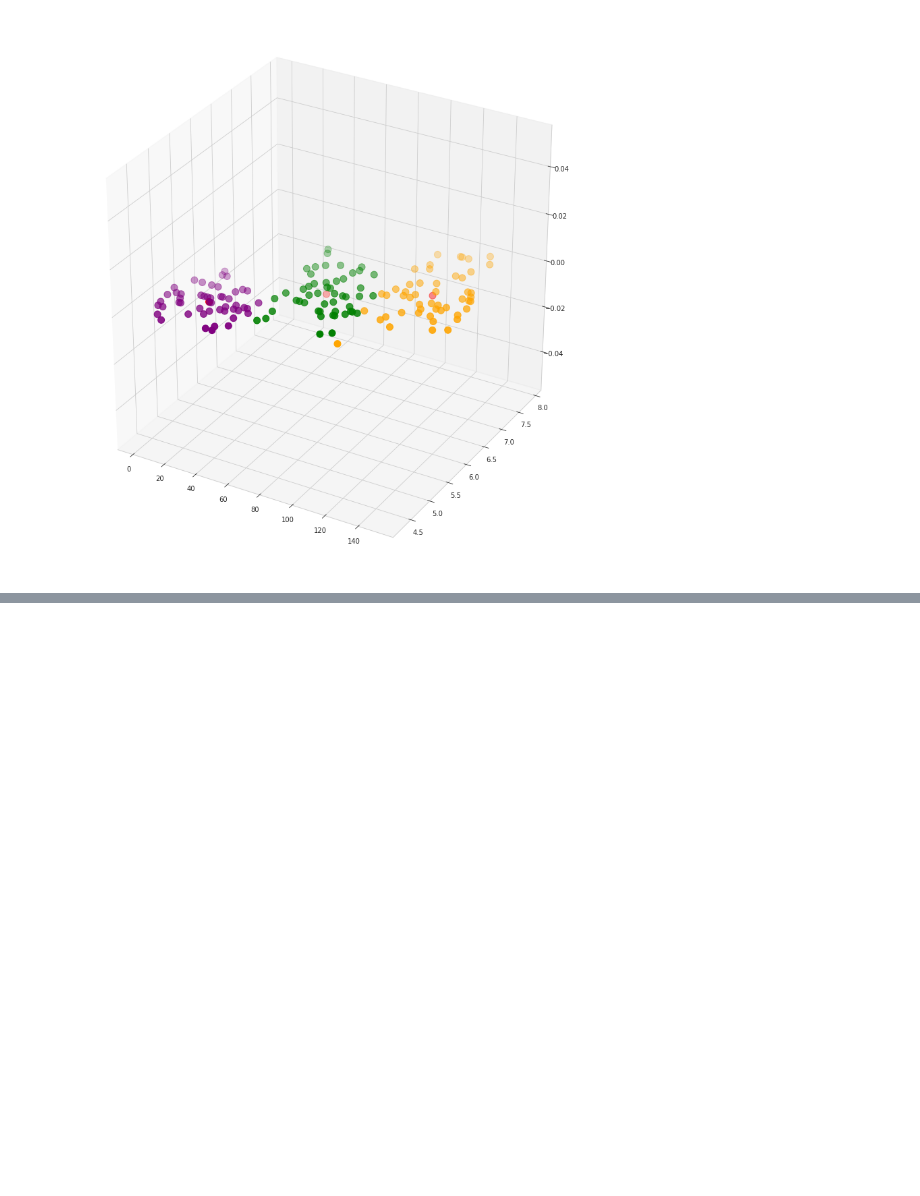
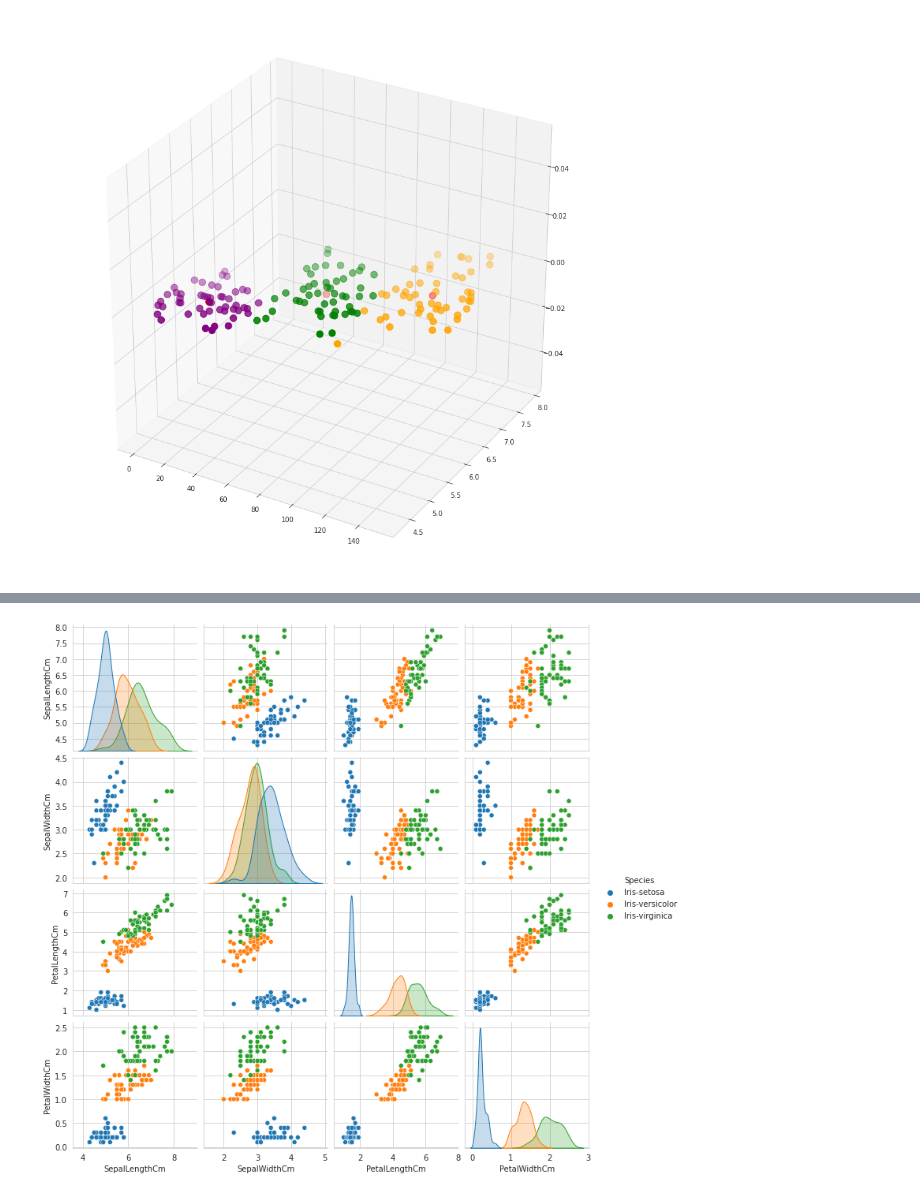
Before and after one commit to ZuniAmandaDewi/datamining, a Jupyter notebook: _sources/tugas_pendat/Tugas.ipynb, the cells around one changed output, grey strips where cells are left out. Cells and saved outputs as stored; diff of their text form; code cells hidden in the pictures; blank space fills up the shorter version.

```diff
--- a/_sources/tugas_pendat/Tugas.ipynb
+++ b/_sources/tugas_pendat/Tugas.ipynb
@@ -777,0 +824,7 @@ plt.show()
+# %%
+#Plot pasangan memberikan hubungan b/w semua fitur distribusi satu sama lain..
+
+sns.pairplot(nilai2.drop(['Id'],axis=1), hue='Species')
+plt.show()
+# %% [output]
+[figure, added]
```
Also changed, not shown: parts of 52 cells of this notebook, 35 other files.
